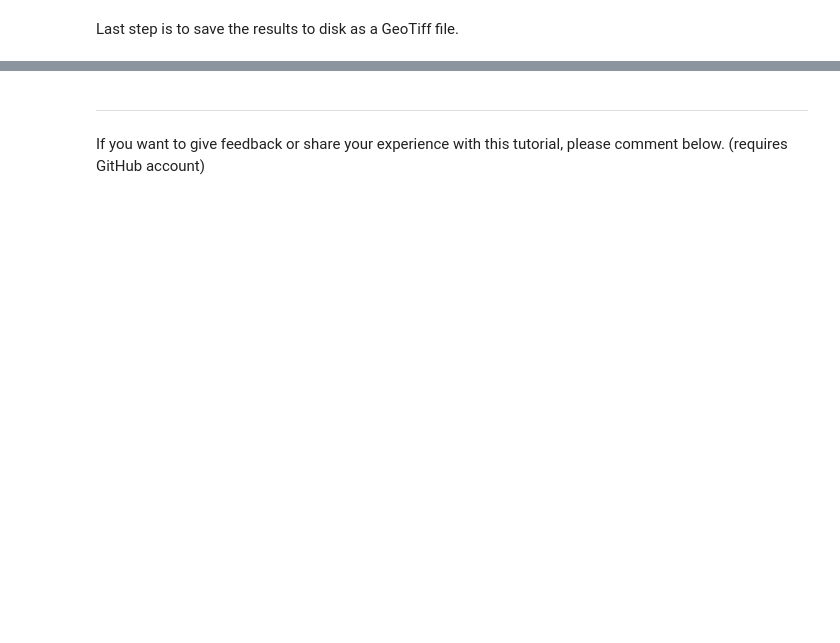
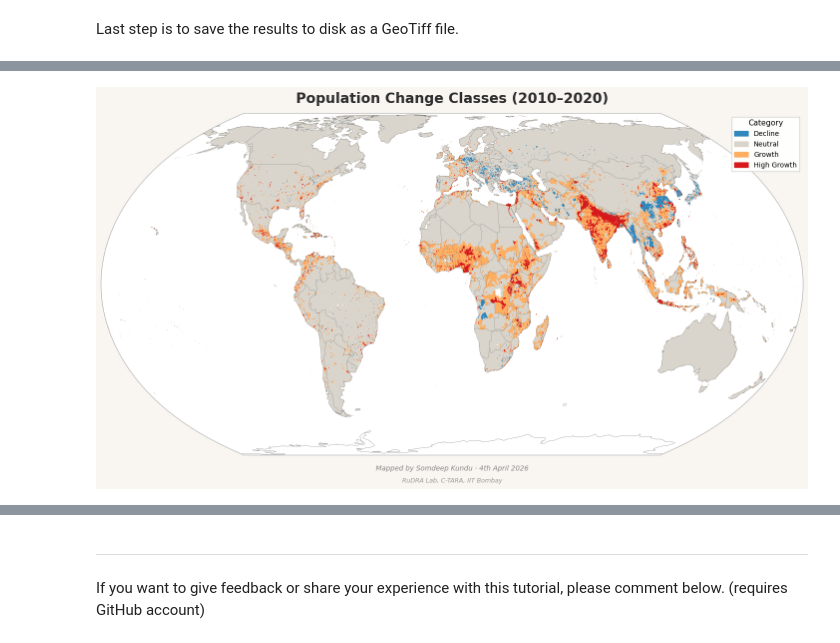
Before and after one commit to somdeepkundu/test_git, a Jupyter notebook: notebooks/xarray_raster_styling_analysis.ipynb, the cells around one changed output, grey strips where cells are left out. Saved outputs shown, nothing was run; the diff lists cells and outputs as text; code cells hidden in the pictures; blank space fills up the shorter version.

```diff
--- a/notebooks/xarray_raster_styling_analysis.ipynb
+++ b/notebooks/xarray_raster_styling_analysis.ipynb
@@ -178,0 +351,90 @@ change_class.rio.to_raster(output_file_path, compress='LZW')
+# %%
+import cartopy.crs as ccrs
+import cartopy.feature as cfeature
+
+plt.rcParams['font.family'] = 'DejaVu Sans'
+
+fig, ax = plt.subplots(1, 1, subplot_kw={'projection': ccrs.EqualEarth()})
+fig.set_size_inches(16, 8)
+fig.patch.set_facecolor('#f9f6f1')
+
+levels = np.linspace(
+    min(class_values), max(class_values) + 1, len(class_values) + 1)
+
+colors = ['#3288bd', '#d9d5cc', '#fdae61', '#d7191c']
+labels = ['Decline', 'Neutral', 'Growth', 'High Growth']
+
+change_class.plot.imshow(
+    ax=ax,
+    add_colorbar=False,
+    levels=levels,
+    vmin=1,
+    colors=colors,
+    transform=ccrs.PlateCarree()
+)
+
+# Legend
+patches = [mpatches.Patch(color=colors[i], label=labels[i]) for i in range(4)]
+legend = ax.legend(
+    handles=patches,
+    loc='upper right',
+    frameon=True,
+    framealpha=0.9,
+    edgecolor='#cccccc',
+    fontsize=10,
+    title='Category',
+    title_fontsize=11,
+    fancybox=False,
+)
+
+# Coastlines + country boundaries
+ax.coastlines(linewidth=0.3, color='#555555')
+ax.add_feature(cfeature.BORDERS, linewidth=0.3, edgecolor='#777777', linestyle='-')
+ax.set_global()
+
+# Title at the TOP
+ax.set_title(
+    'Population Change Classes (2010–2020)',
+    fontsize=20,
+    fontweight='bold',
+    color='#2d2d2d',
+    pad=15
+)
+
+# Attribution lines at the bottom
+fig.text(
+    0.5, 0.04,
+    'Mapped by Somdeep Kundu · 4th April 2026',
+    ha='center',
+    fontsize=10,
+    color='#888888',
+    style='italic'
+)
+fig.text(
+    0.5, 0.01,
+    'RuDRA Lab, C-TARA, IIT Bombay',
+    ha='center',
+    fontsize=9,
+    color='#999999',
+    style='italic'
+)
+
+ax.get_xaxis().set_visible(False)
+ax.get_yaxis().set_visible(False)
+
+ax.spines['geo'].set_edgecolor('#aaaaaa')
+ax.spines['geo'].set_linewidth(0.8)
+
+plt.tight_layout(rect=[0, 0.06, 1, 1])
+
+fig.savefig(
+    os.path.join(output_folder, 'population_change_equal_earth.png'),
+    dpi=300,
+    bbox_inches='tight',
+    facecolor=fig.get_facecolor(),
+    pad_inches=0.3
+)
+
+plt.show()
+# %% [output]
+[figure, added]
```
Also changed, not shown: parts of 9 cells of this notebook.
